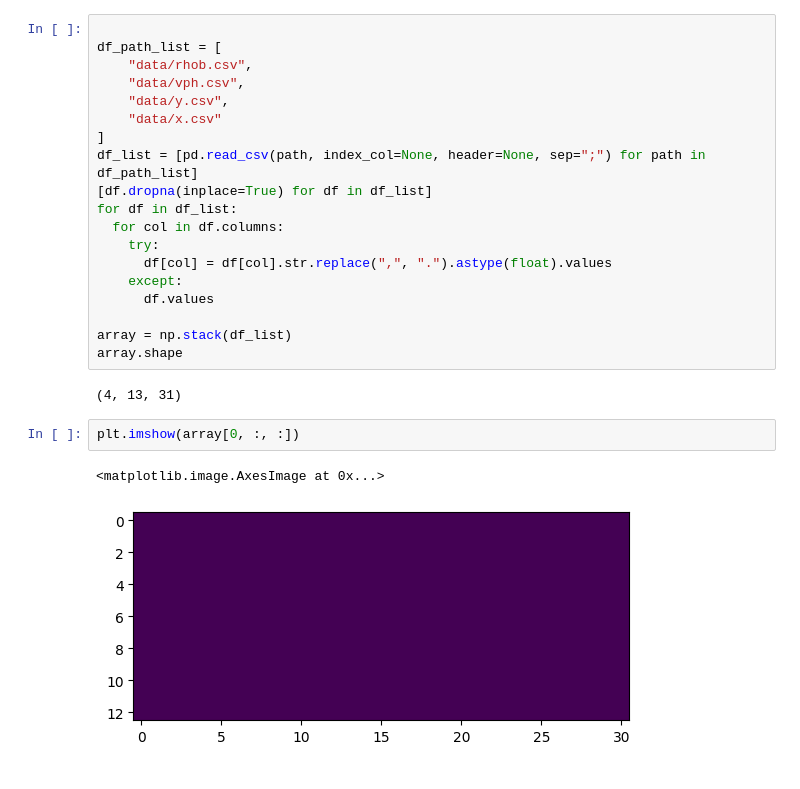
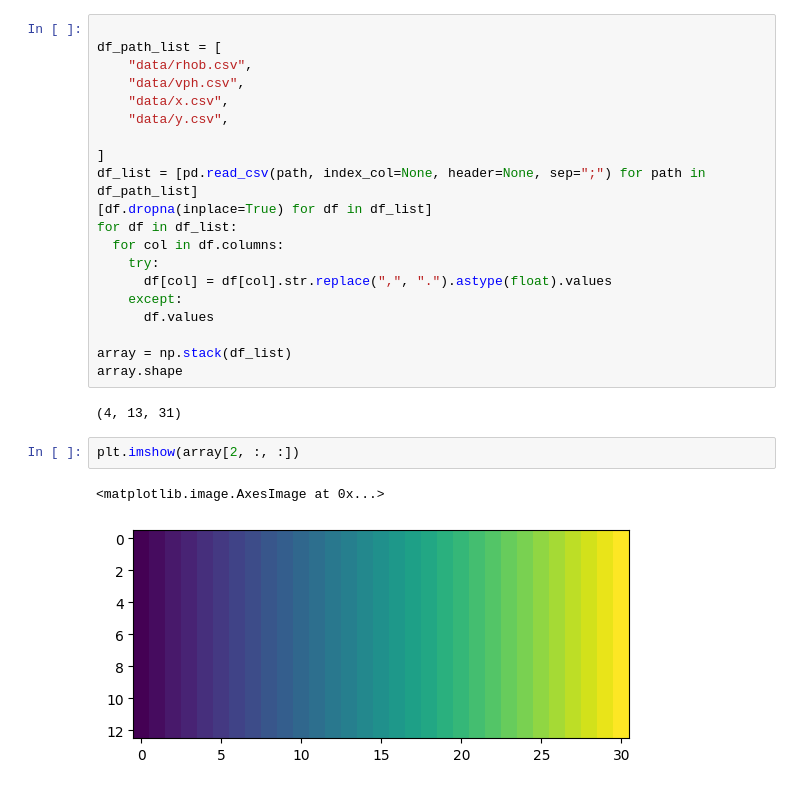
Before and after one commit to Dunckleosteus/seismic, a Jupyter notebook: seismic.ipynb, the cells around one changed output. Drawn from its saved outputs; the diff is of its cells as text.

```diff
--- a/seismic.ipynb
+++ b/seismic.ipynb
@@ -51,8 +52,9 @@ rhob
 df_path_list = [
     "data/rhob.csv",
     "data/vph.csv",
+    "data/x.csv",
     "data/y.csv",
-    "data/x.csv"
+
 ]
 df_list = [pd.read_csv(path, index_col=None, header=None, sep=";") for path in df_path_list]
 [df.dropna(inplace=True) for df in df_list]
@@ -68,7 +70,7 @@ array.shape
 # %% [output]
 (4, 13, 31)
 # %%
-plt.imshow(array[0, :, :])
+plt.imshow(array[2, :, :])
 # %% [output]
 <matplotlib.image.AxesImage at 0x...>
-[figure, old version]
+[figure, new version]
```
Also changed, not shown: parts of 3 cells of this notebook.
